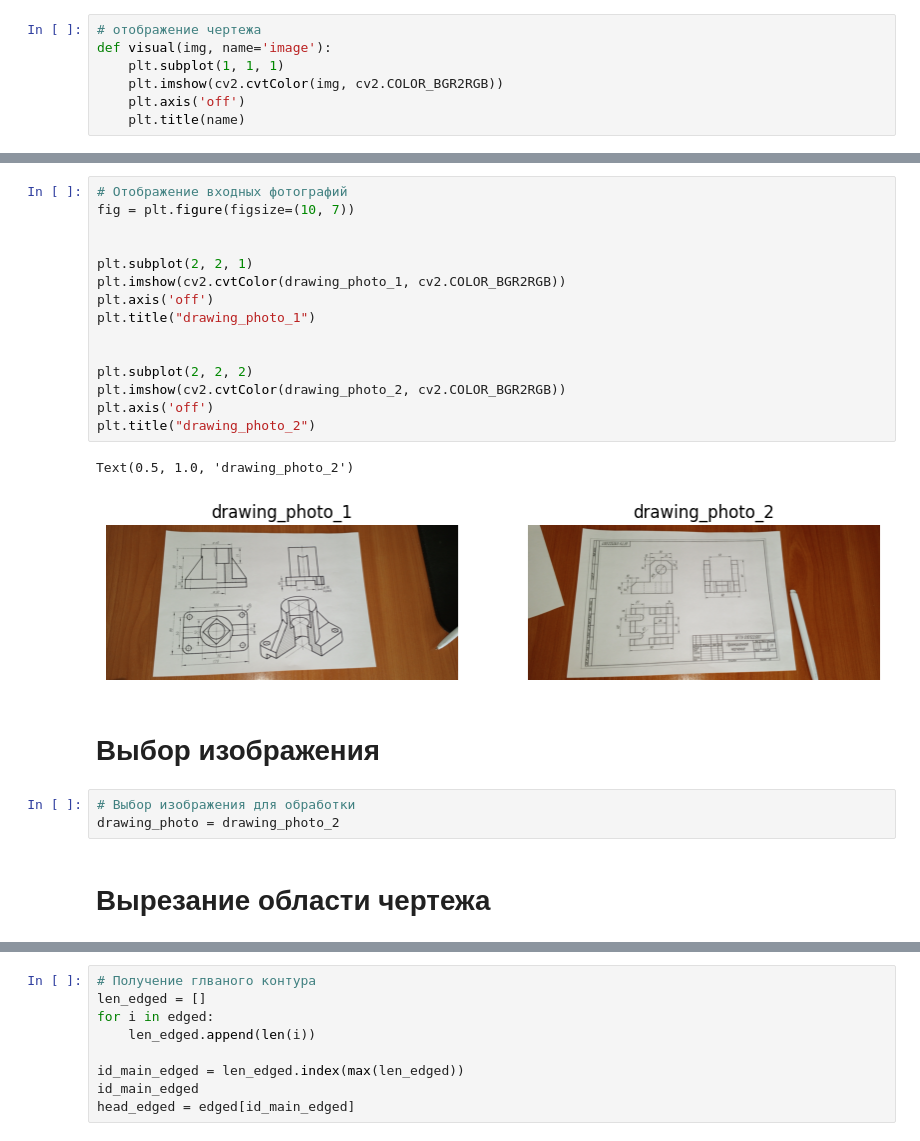
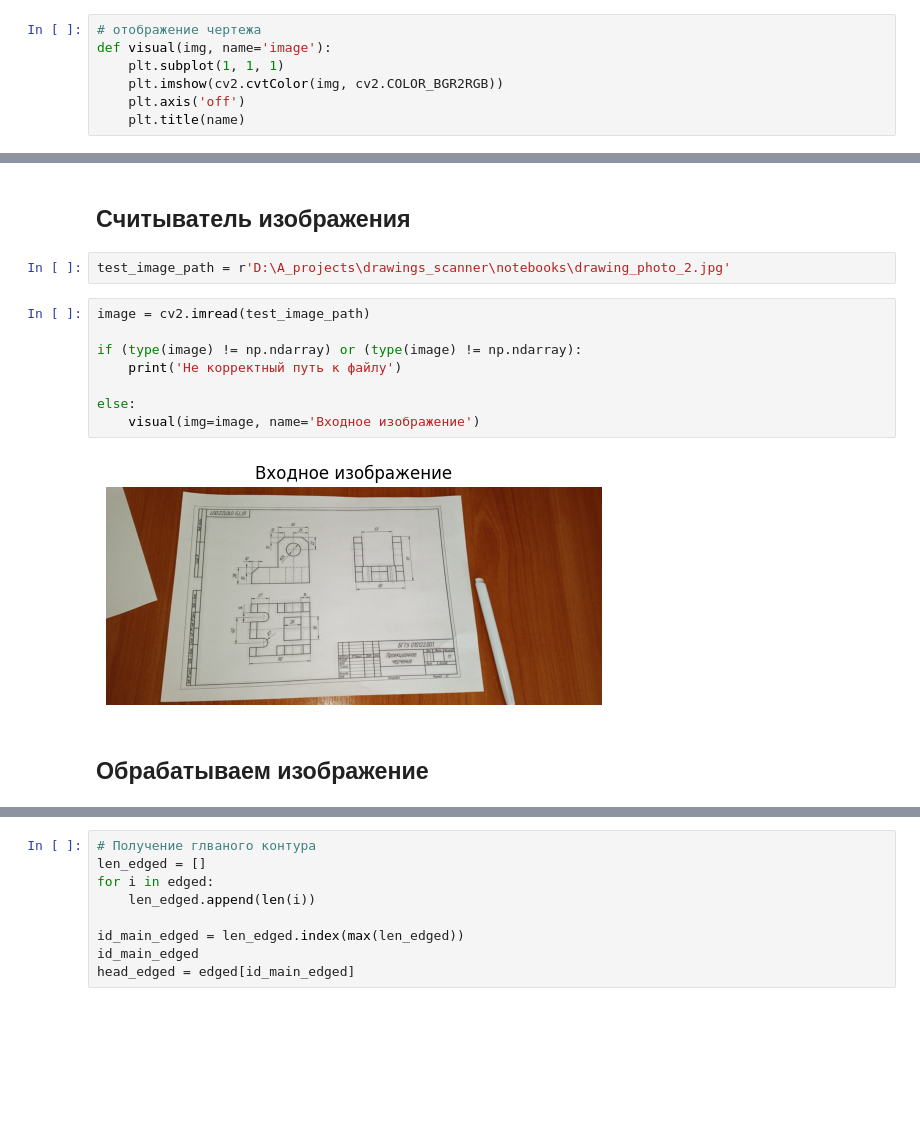
Before and after one commit to krsatyn/drawings_scanner, a Jupyter notebook: notebooks/image_processing.ipynb, the cells around one changed output, grey strips where cells are left out. Saved outputs shown, nothing was run; the diff lists cells and outputs as text; blank space fills up the shorter version.

Commit message:
dev прорабатываю модуль корректировки изображения

```diff
--- a/notebooks/image_processing.ipynb
+++ b/notebooks/image_processing.ipynb
@@ -25,26 +18,17 @@ visual(drawing_photo_1, 'drawing_photo_1')
-# %%
-# Отображение входных фотографий
-fig = plt.figure(figsize=(10, 7))
-
-
-plt.subplot(2, 2, 1)
-plt.imshow(cv2.cvtColor(drawing_photo_1, cv2.COLOR_BGR2RGB))
-plt.axis('off')
-plt.title("drawing_photo_1")
-
-
-plt.subplot(2, 2, 2)
-plt.imshow(cv2.cvtColor(drawing_photo_2, cv2.COLOR_BGR2RGB))
-plt.axis('off')
-plt.title("drawing_photo_2")
-# %% [output]
-Text(0.5, 1.0, 'drawing_photo_2')
-[figure, removed]
 # %% [markdown]
-# Выбор изображения
+## Cчитыватель изображения
-# %%
-# Выбор изображения для обработки
-drawing_photo = drawing_photo_2
-# %% [markdown]
-# Вырезание области чертежа
+# %%
+test_image_path = r'D:\A_projects\drawings_scanner\notebooks\drawing_photo_2.jpg'
+# %%
+image = cv2.imread(test_image_path)
+
+if (type(image) != np.ndarray) or (type(image) != np.ndarray):
+    print('Не корректный путь к файлу')
+
+else:
+    visual(img=image, name='Входное изображение')
+# %% [output]
+[figure, added]
+# %% [markdown]
+## Обрабатываем изображение
 # %%
```
Also changed, not shown: parts of 19 cells of this notebook, 1 other file.
